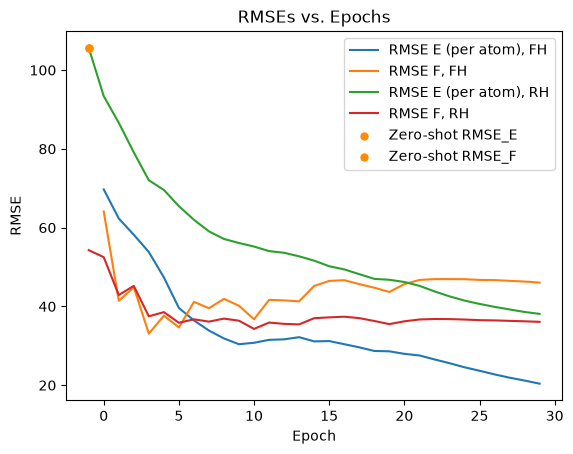
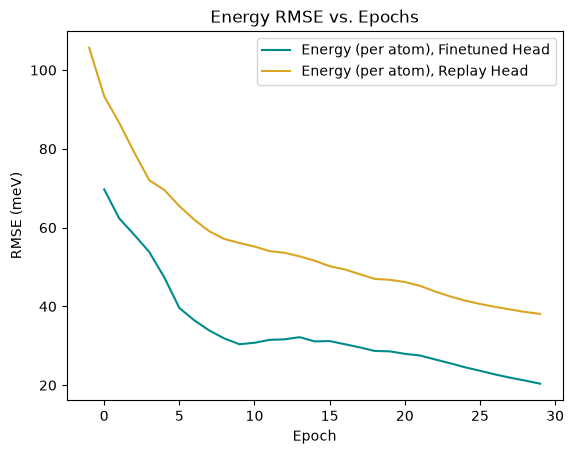
Unified diff of the notebook cell whose output changed from the first chart to the second:
--- before
+++ after
@@ -1,25 +1,10 @@
-# plot RMSEs
-plt.plot(df_default_plot["epoch"], df_default_plot["RMSE_E_per_atom"], label="RMSE E (per atom), FH")
-plt.plot(df_default_plot["epoch"], df_default_plot["RMSE_F"], label="RMSE F, FH")
+# plot energy RMSEs
+plt.plot(df_default_plot["epoch"], df_default_plot["RMSE_E_per_atom"], label="Energy (per atom), Finetuned Head", color="darkcyan")
 
-plt.plot(df_pt["epoch"], df_pt["RMSE_E_per_atom"], label="RMSE E (per atom), RH")
-plt.plot(df_pt["epoch"], df_pt["RMSE_F"], label="RMSE F, RH")
-
-# plot initial guess (zero-shot)
-plt.scatter(
-    df_pt["epoch"].iloc[0],
-    df_pt["RMSE_E_per_atom"].iloc[0],
-    marker=".", s=100, color="darkorange", zorder=5, label="Zero-shot RMSE_E"
-)
-
-plt.scatter(
-    df_pt["epoch"].iloc[0],
-    df_pt["RMSE_E_per_atom"].iloc[0],
-    marker=".", s=100, color="darkorange", zorder=5, label="Zero-shot RMSE_F"
-)
+plt.plot(df_pt["epoch"], df_pt["RMSE_E_per_atom"], label="Energy (per atom), Replay Head", color="goldenrod")
 
 
-plt.title("RMSEs vs. Epochs")
+plt.title("Energy RMSE vs. Epochs")
 plt.xlabel("Epoch")
-plt.ylabel("RMSE")
+plt.ylabel("RMSE (meV)")
 plt.legend()

Commit: cleaned up post-training graphs and configured dropbox refresh token for fetching more data